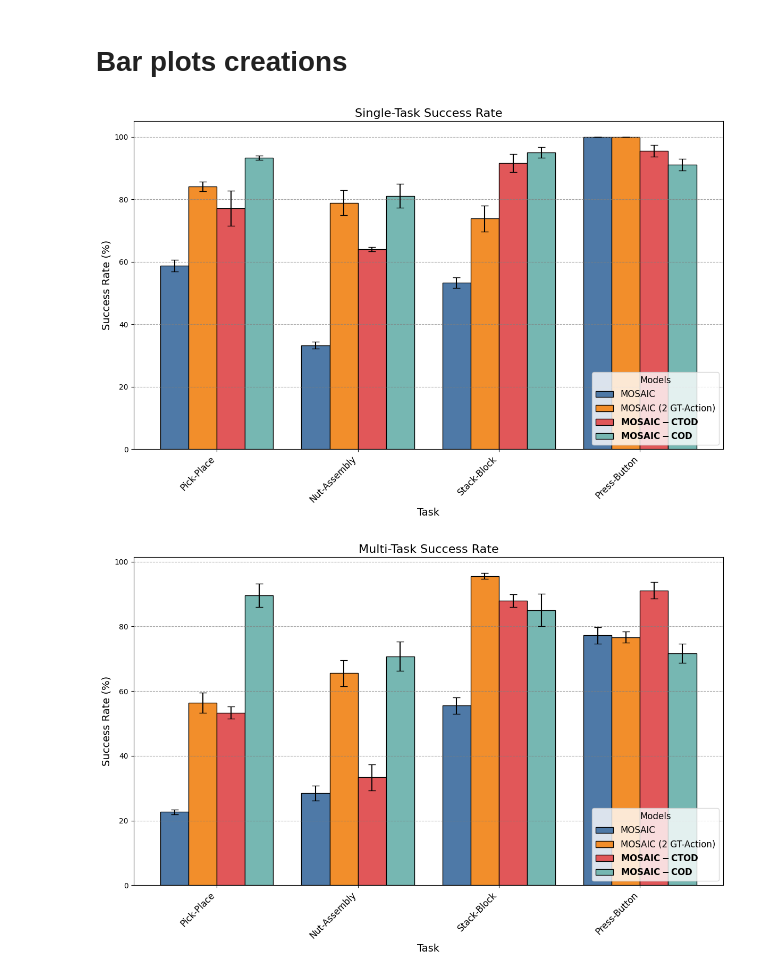
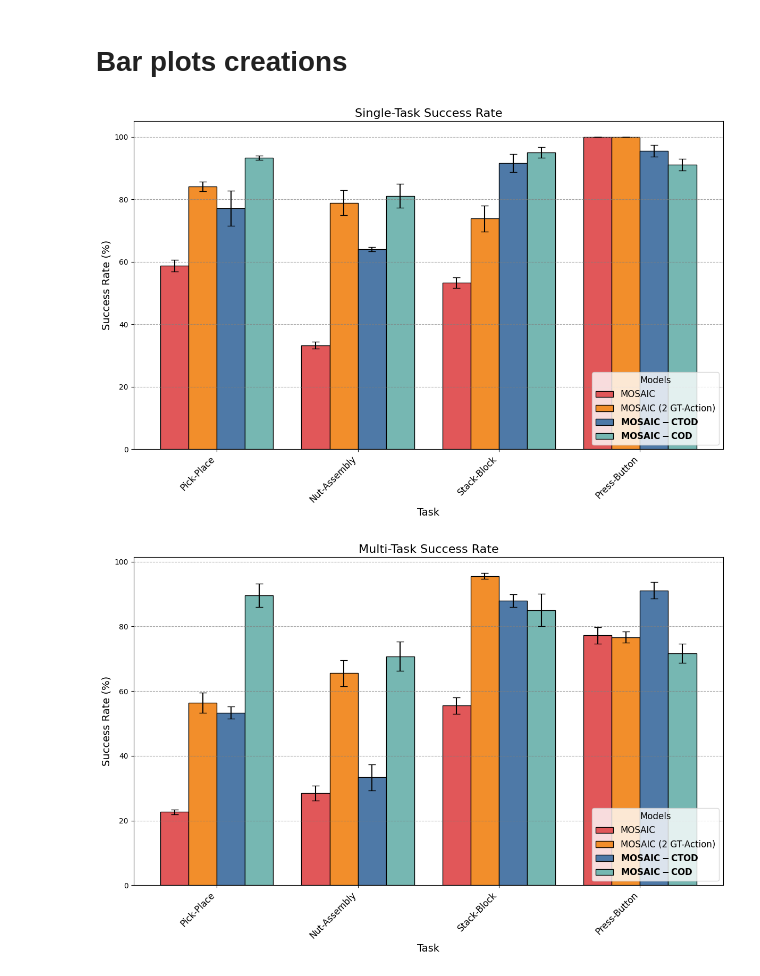
Before and after one commit to ciccio42/Multi-Task-LFD-Framework, a Jupyter notebook: utils/analysis/create_bar_plots.ipynb, the cells around one changed output. Saved outputs shown, nothing was run; the diff lists cells and outputs as text; code cells hidden in the pictures.

```diff
--- a/utils/analysis/create_bar_plots.ipynb
+++ b/utils/analysis/create_bar_plots.ipynb
@@ -41,13 +41,13 @@ num_tasks = len(tasks)
 num_models = len(models)
 
 # Colors for different models
-colors = ["#4e79a7", "#f28e2b", "#e15759", "#76b7b2"]
+colors = ["#e15759", "#f28e2b", "#4e79a7","#76b7b2"]
 
 # Define bold labels for MOSAIC-CTOD and MOSAIC-COD
 legend_labels = [
     "MOSAIC",
     "MOSAIC (2 GT-Action)",
-    r"$\bf{$MOSAIC-CTOD}$",
+    r"$\bf{MOSAIC-CTOD}$",
     r"$\bf{MOSAIC-COD}$"
 ]
 
@@ -76,8 +76,17 @@ def plot_grouped_bar(task_type, means, stds, title, filename):
         model_means = [means[task_idx][i] for task_idx in range(num_tasks)]
         model_stds = [stds[task_idx][i] for task_idx in range(num_tasks)]
 
-        ax.bar(x + offsets[i], model_means, width, label=label, color=color,
+        bars = ax.bar(x + offsets[i], model_means, width, label=label, color=color,
                yerr=model_stds, capsize=5, edgecolor='black')
+
+        # Add error values on top of the bars
+        # for bar, mean, std in zip(bars, model_means, model_stds):
+        #     height = bar.get_height()
+        #     ax.annotate(f'{mean:.2f}\n±{std:.2f}',
+        #                 xy=(bar.get_x() + bar.get_width() / 2, height),
+        #                 xytext=(0, 10),  # 3 points vertical offset
+        #                 textcoords="offset points",
+        #                 ha='center', va='bottom')
 
     # Labels and title
     ax.set_xlabel('Task', fontsize=14)
@@ -87,35 +96,35 @@ def plot_grouped_bar(task_type, means, stds, title, filename):
     ax.set_xticklabels(tasks, rotation=45, ha="right", fontsize=12)
 
     # Legend positioned at the bottom-right
     ax.legend(title="Models", fontsize=12, title_fontsize=12, loc='lower right')
 
     # Add gridlines
     ax.yaxis.grid(True, linestyle='--', which='major', color='grey', alpha=0.7)
 
     # Save the figure to a file
     plt.tight_layout()
     plt.savefig(filename, format="png", dpi=300)
     plt.show()
 # Plot for Single-Task and save as 'single_task_success_rates.png'
 plot_grouped_bar(
     task_type="Single-Task",
     means=data["Single_Task_Mean"],
     stds=data["Single_Task_Std"],
     title="Single-Task Success Rate",
     filename="single_task_success_rates.png"
 )
 
 # Plot for Multi-Task and save as 'multi_task_success_rates.png'
 plot_grouped_bar(
     task_type="Multi-Task",
     means=data["Multi_Task_Mean"],
     stds=data["Multi_Task_Std"],
     title="Multi-Task Success Rate",
     filename="multi_task_success_rates.png"
 )
 # %% [output]
-[figure, old version]
+[figure, new version]
-[figure, old version]
+[figure, new version]
 # %%
 import numpy as np
 import matplotlib.pyplot as plt
```
Also changed, not shown: parts of 1 cell of this notebook, 3 other files.
